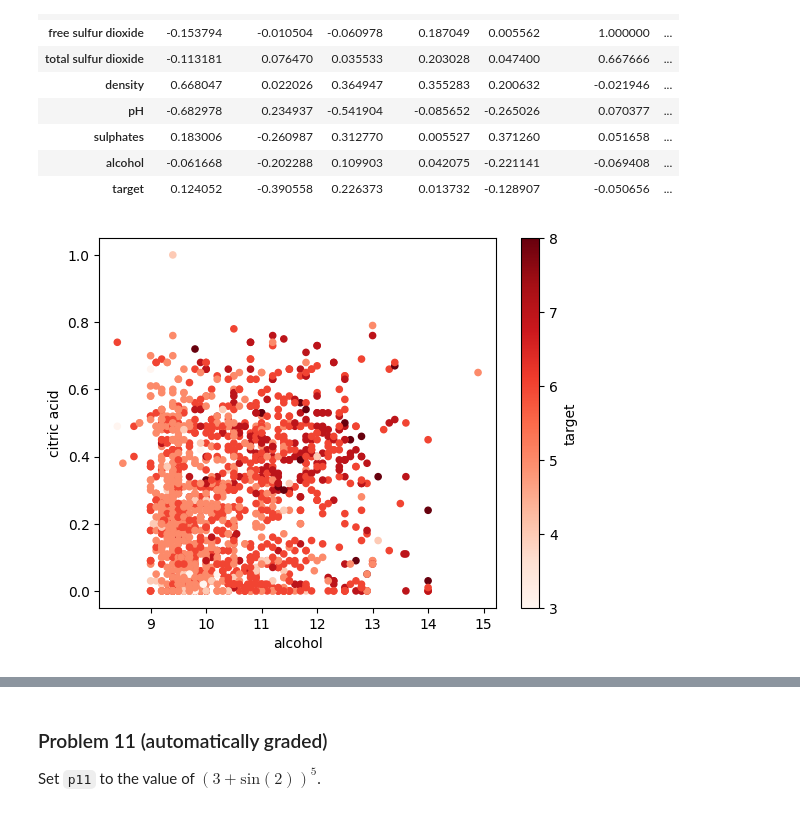
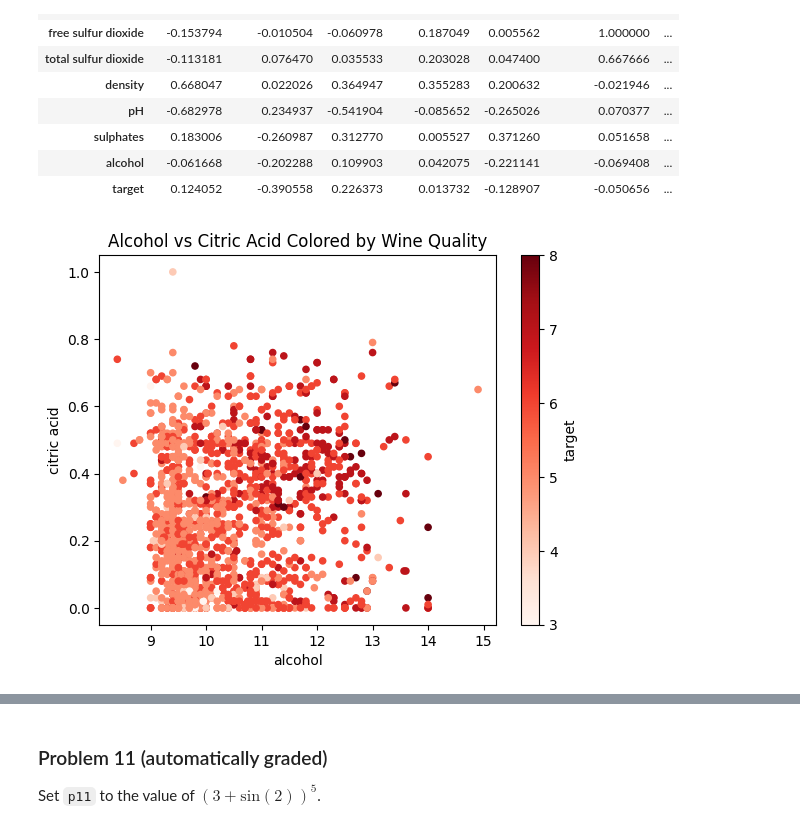
Before and after one commit to Haleymussary00/dx602-homework-10, a Jupyter notebook: homework.ipynb, the cells around one changed output, grey strips where cells are left out. Saved outputs shown, nothing was run; the diff lists cells and outputs as text; code cells hidden in the pictures.

```diff
--- a/homework.ipynb
+++ b/homework.ipynb
@@ -255,9 +259,10 @@ red_wine.corr()
 | target | 0.124052 | -0.390558 | 0.226373 | 0.013732 | -0.128907 | -0.050656 | ... |
 # %%
 red_wine.plot.scatter("alcohol","citric acid", c="target", colormap="Reds")
+plt.title("Alcohol vs Citric Acid Colored by Wine Quality")
 None
 # %% [output]
-[figure, old version]
+[figure, new version]
 # %% [markdown]
 <div style="page-break-after: always;"></div>
 # %% [markdown]
```
Also changed, not shown: parts of 4 cells of this notebook.
